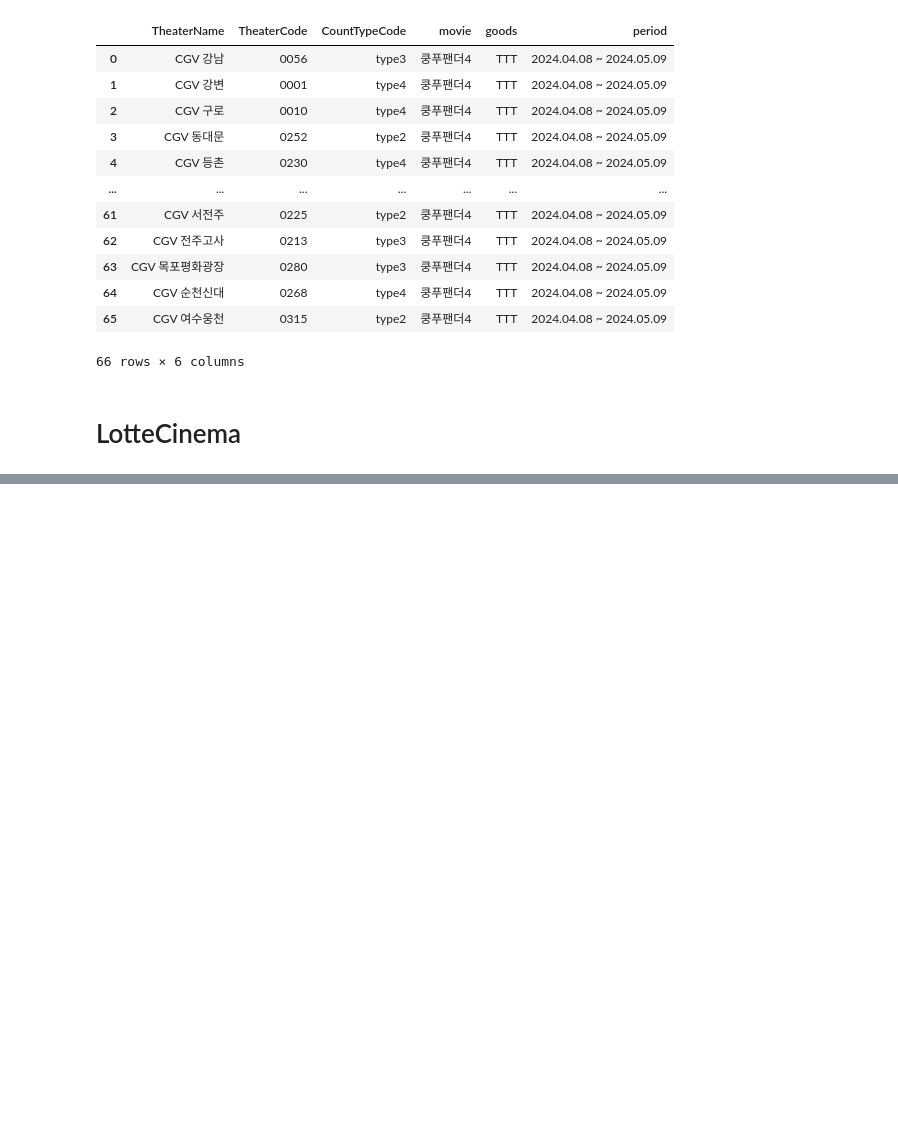
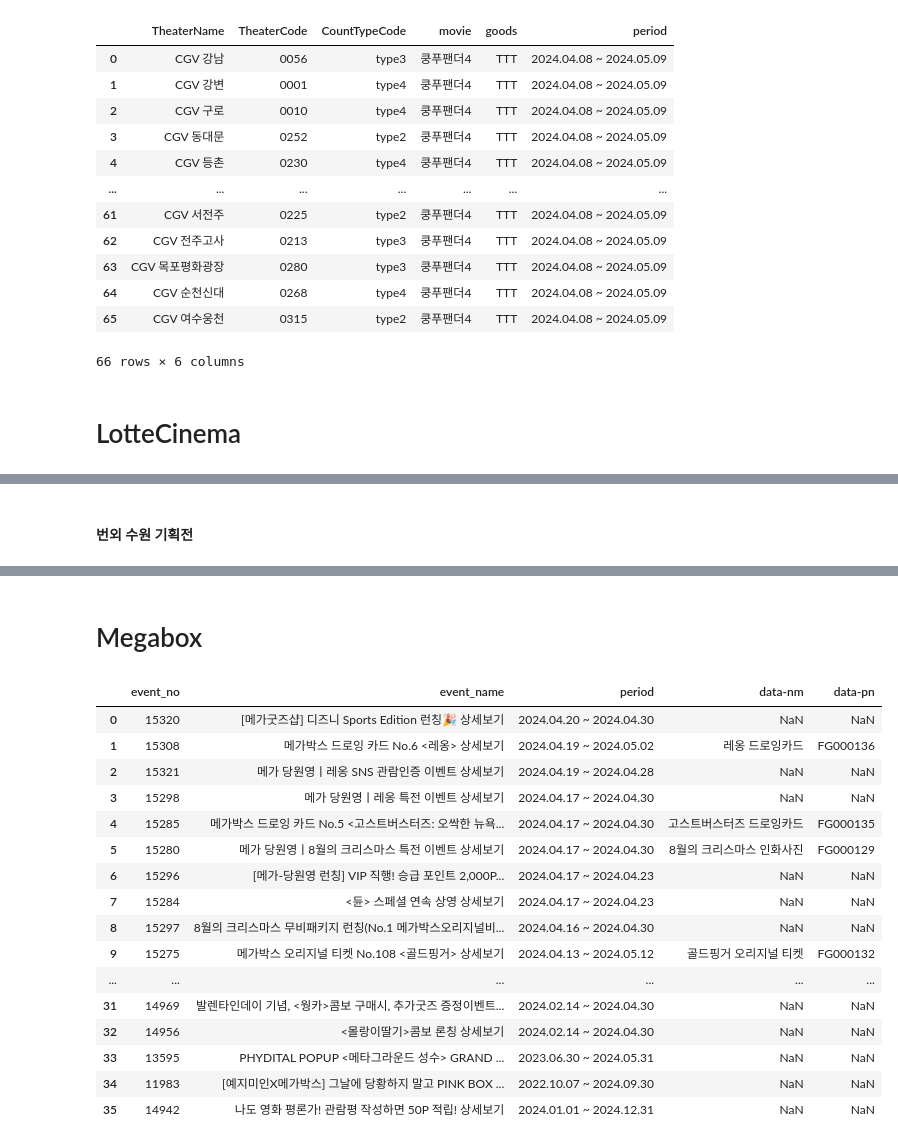
Before and after one commit to yu901/data_analysis, a Jupyter notebook: notebook/movie goods.ipynb, the cells around one changed output, grey strips where cells are left out. Cells and saved outputs as stored; diff of their text form; code cells hidden in the pictures; blank space fills up the shorter version.

```diff
--- a/notebook/movie goods.ipynb
+++ b/notebook/movie goods.ipynb
@@ -275,3 +274,5 @@ Get_LC_GoodsStatus(goods_filter='엽서')
+# %% [markdown]
+#### 번외 수원 기획전
 # %%
 EventID = "101010014224011"
 url = "https://event.lottecinema.co.kr/LCWS/Event/EventData.aspx"
@@ -306,3 +307,5 @@ pd.DataFrame(suwon_list2)
 | 3 | 101010014224011 | 9186 | 수원 특별 기획전(탑건: 매버릭) | 1 | 0002 | 3024 | 수원(수원역) | Suwon | ... |
 | 4 | 101010014224011 | 9187 | 수원 특별 기획전(언어의 정원) | 1 | 0002 | 3024 | 수원(수원역) | Suwon | ... |
 | 5 | 101010014224011 | 9188 | 수원 특별 기획전(날씨의 아이) | 1 | 0002 | 3024 | 수원(수원역) | Suwon | ... |
+# %% [markdown]
+# Megabox
@@ -308,0 +365,21 @@ pd.DataFrame(suwon_list2)
+# %%
+event_df = get_MB_EventList()
+event_df
+# %% [output]
+|  | event_no | event_name | period | data-nm | data-pn |
+| 0 | 15320 | [메가굿즈샵] 디즈니 Sports Edition 런칭🎉 상세보기 | 2024.04.20 ~ 2024.04.30 | NaN | NaN |
+| 1 | 15308 | 메가박스 드로잉 카드 No.6 <레옹> 상세보기 | 2024.04.19 ~ 2024.05.02 | 레옹 드로잉카드 | FG000136 |
+| 2 | 15321 | 메가 당원영ㅣ레옹 SNS 관람인증 이벤트 상세보기 | 2024.04.19 ~ 2024.04.28 | NaN | NaN |
+| 3 | 15298 | 메가 당원영ㅣ레옹 특전 이벤트 상세보기 | 2024.04.17 ~ 2024.04.30 | NaN | NaN |
+| 4 | 15285 | 메가박스 드로잉 카드 No.5 <고스트버스터즈: 오싹한 뉴욕... | 2024.04.17 ~ 2024.04.30 | 고스트버스터즈 드로잉카드 | FG000135 |
+| 5 | 15280 | 메가 당원영ㅣ8월의 크리스마스 특전 이벤트 상세보기 | 2024.04.17 ~ 2024.04.30 | 8월의 크리스마스 인화사진 | FG000129 |
+| 6 | 15296 | [메가-당원영 런칭] VIP 직행! 승급 포인트 2,000P... | 2024.04.17 ~ 2024.04.23 | NaN | NaN |
+| 7 | 15284 | <듄> 스페셜 연속 상영 상세보기 | 2024.04.17 ~ 2024.04.23 | NaN | NaN |
+| 8 | 15297 | 8월의 크리스마스 무비패키지 런칭(No.1 메가박스오리지널비... | 2024.04.16 ~ 2024.04.30 | NaN | NaN |
+| 9 | 15275 | 메가박스 오리지널 티켓 No.108 <골드핑거> 상세보기 | 2024.04.13 ~ 2024.05.12 | 골드핑거 오리지널 티켓 | FG000132 |
+| ... | ... | ... | ... | ... | ... |
+| 31 | 14969 | 발렌타인데이 기념, <웡카>콤보 구매시, 추가굿즈 증정이벤트... | 2024.02.14 ~ 2024.04.30 | NaN | NaN |
+| 32 | 14956 | <몰랑이딸기>콤보 론칭 상세보기 | 2024.02.14 ~ 2024.04.30 | NaN | NaN |
+| 33 | 13595 | PHYDITAL POPUP <메타그라운드 성수> GRAND ... | 2023.06.30 ~ 2024.05.31 | NaN | NaN |
+| 34 | 11983 | [예지미인X메가박스] 그날에 당황하지 말고 PINK BOX ... | 2022.10.07 ~ 2024.09.30 | NaN | NaN |
+| 35 | 14942 | 나도 영화 평론가! 관람평 작성하면 50P 적립! 상세보기 | 2024.01.01 ~ 2024.12.31 | NaN | NaN |
```
Also changed, not shown: parts of 16 cells of this notebook.
